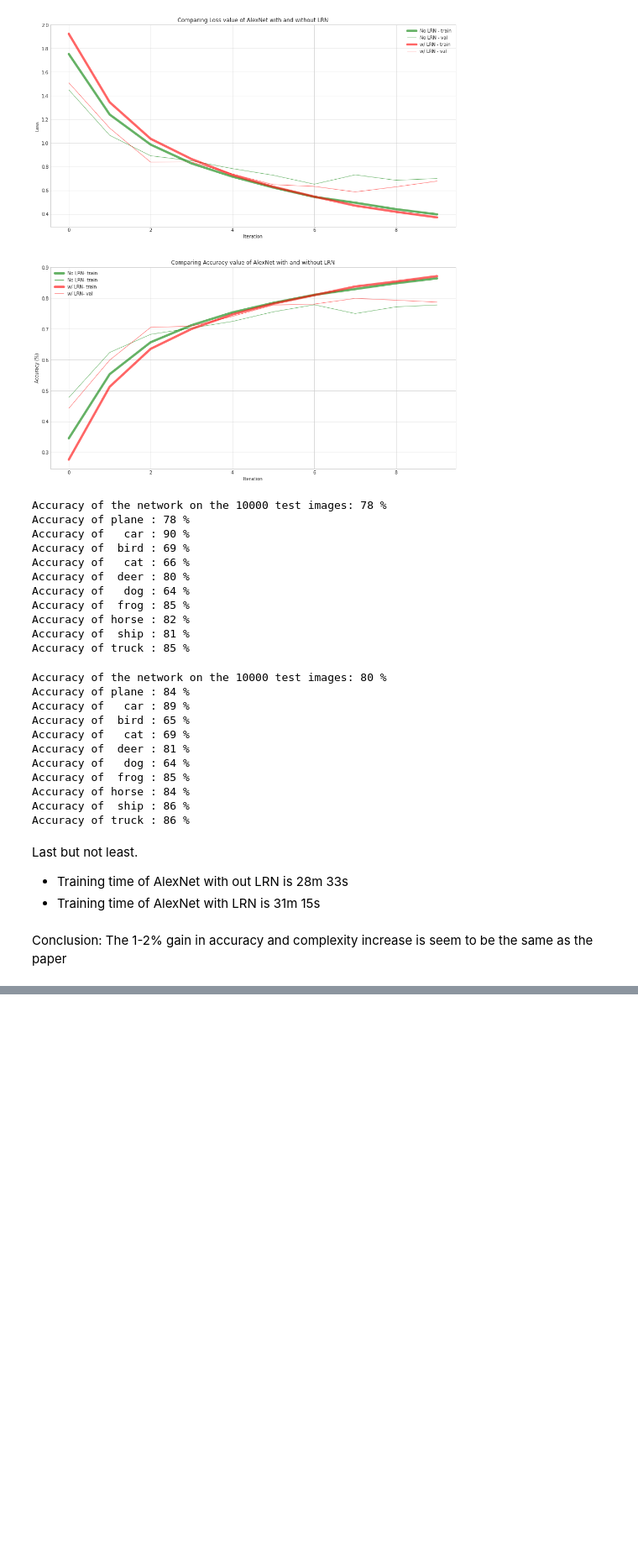
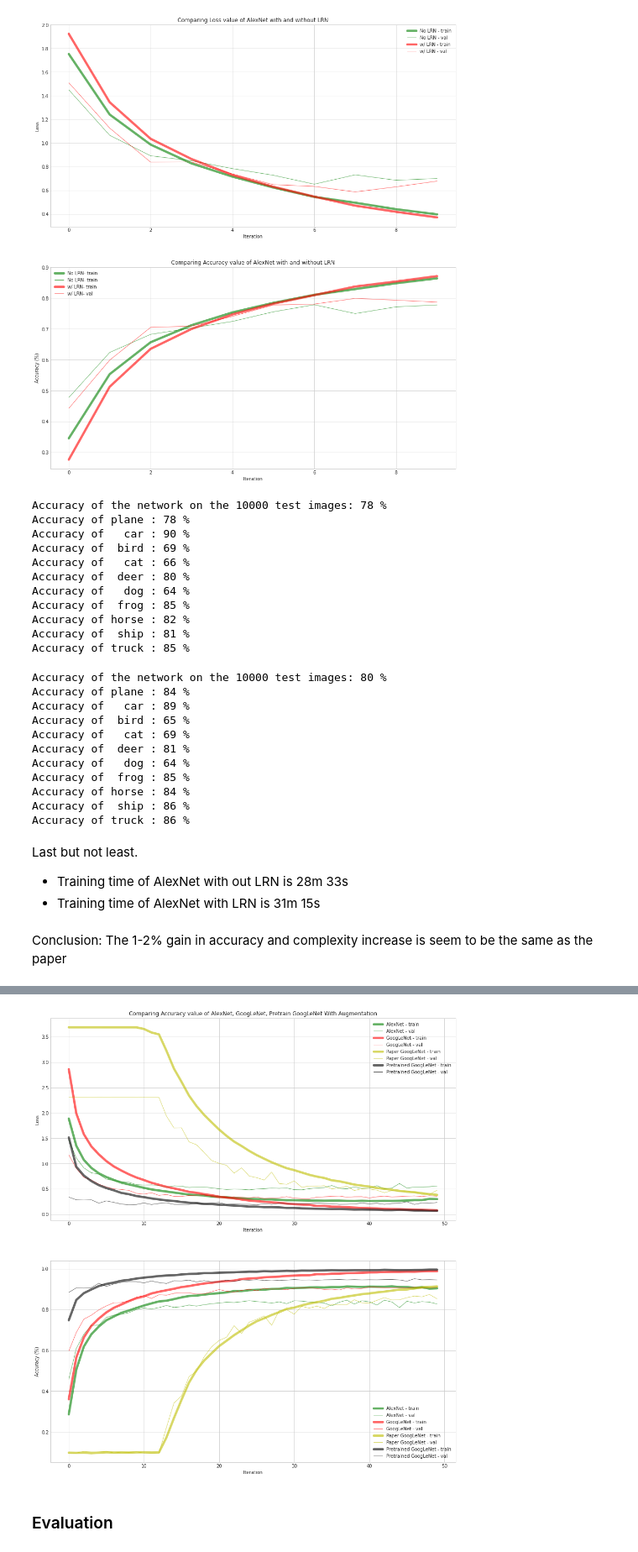
Before and after one commit to akraradets/2021JanRTML, a Jupyter notebook: lab2/lab2 - report.ipynb, the cells around one changed output, grey strips where cells are left out. Shown: that part at 84% size. Cells and saved outputs as stored; diff of their text form; code cells hidden in the pictures; blank space fills up the shorter version.

```diff
--- a/lab2/lab2 - report.ipynb
+++ b/lab2/lab2 - report.ipynb
@@ -297,0 +569,53 @@ Conclusion: The 1-2% gain in accuracy and complexity increase is seem to be the
+# %%
+fig, ax = plt.subplots(2, figsize=(16,18))
+
+alex_train_loss = [1.8873,1.3514,1.0735,0.9156,0.8076,0.7345,0.6771,0.6242,0.5893,0.5552,0.5218,0.4909,0.4692,0.4495,0.4294,0.4086,0.3879,0.3802,0.3718,0.3514,0.3435,0.3354,0.3224,0.3162,0.3062,0.3012,0.2942,0.2942,0.2854,0.2775,0.2781,0.2754,0.2719,0.2704,0.2686,0.2702,0.2703,0.2650,0.2636,0.2673,0.2634,0.2639,0.2660,0.2648,0.2669,0.2724,0.2801,0.2797,0.3043,0.2999]
+alex_train_acc = [0.2866,0.5059,0.6185,0.6788,0.7170,0.7475,0.7661,0.7841,0.7954,0.8079,0.8198,0.8303,0.8399,0.8434,0.8513,0.8598,0.8665,0.8687,0.8733,0.8774,0.8804,0.8844,0.8905,0.8906,0.8951,0.8969,0.8979,0.9009,0.9016,0.9061,0.9049,0.9066,0.9086,0.9090,0.9083,0.9102,0.9099,0.9132,0.9123,0.9112,0.9127,0.9123,0.9121,0.9138,0.9108,0.9103,0.9068,0.9094,0.9029,0.9044]
+google_train_loss = [2.8610,1.9892,1.5792,1.3394,1.1809,1.0486,0.9430,0.8626,0.7887,0.7258,0.6757,0.6226,0.5817,0.5424,0.5106,0.4789,0.4433,0.4241,0.3979,0.3762,0.3479,0.3295,0.3148,0.2920,0.2725,0.2599,0.2480,0.2356,0.2280,0.2117,0.1989,0.1932,0.1871,0.1648,0.1659,0.1519,0.1504,0.1403,0.1336,0.1267,0.1191,0.1160,0.1087,0.1028,0.1004,0.0957,0.0947,0.0913,0.0840,0.0788]
+google_train_acc = [0.3606,0.5652,0.6630,0.7201,0.7561,0.7862,0.8089,0.8249,0.8414,0.8556,0.8648,0.8789,0.8876,0.8948,0.9019,0.9102,0.9152,0.9218,0.9277,0.9314,0.9369,0.9394,0.9422,0.9493,0.9522,0.9541,0.9577,0.9599,0.9616,0.9650,0.9665,0.9679,0.9682,0.9735,0.9734,0.9758,0.9761,0.9784,0.9788,0.9806,0.9820,0.9823,0.9838,0.9852,0.9852,0.9859,0.9857,0.9871,0.9879,0.9881]
+pregoogle_train_loss = [1.5156,0.9370,0.7646,0.6552,0.5736,0.5168,0.4729,0.4222,0.3962,0.3605,0.3386,0.3134,0.2934,0.2737,0.2629,0.2438,0.2295,0.2211,0.2046,0.2022,0.1902,0.1816,0.1737,0.1639,0.1525,0.1518,0.1413,0.1415,0.1375,0.1262,0.1259,0.1173,0.1143,0.1109,0.1070,0.1026,0.1039,0.0998,0.0940,0.0951,0.0929,0.0894,0.0819,0.0816,0.0861,0.0830,0.0761,0.0756,0.0677,0.0687]
+pregoogle_train_acc = [0.7478,0.8472,0.8803,0.8985,0.9153,0.9253,0.9325,0.9413,0.9457,0.9521,0.9566,0.9601,0.9644,0.9670,0.9682,0.9720,0.9749,0.9755,0.9786,0.9786,0.9809,0.9818,0.9824,0.9843,0.9859,0.9857,0.9878,0.9868,0.9884,0.9901,0.9892,0.9910,0.9908,0.9912,0.9916,0.9929,0.9919,0.9921,0.9931,0.9931,0.9933,0.9935,0.9950,0.9943,0.9936,0.9938,0.9944,0.9946,0.9958,0.9958]
+papergoogle_train_loss = [3.6851,3.6851,3.6851,3.6852,3.6852,3.6849,3.6851,3.6850,3.6849,3.6845,3.6534,3.5843,3.5461,3.2228,2.8697,2.6118,2.3397,2.1336,1.9619,1.8145,1.6715,1.5456,1.4335,1.3458,1.2511,1.1679,1.0962,1.0259,0.9661,0.9090,0.8707,0.8247,0.7791,0.7438,0.7162,0.6707,0.6514,0.6198,0.5856,0.5654,0.5465,0.5192,0.5016,0.4846,0.4623,0.4456,0.4352,0.4103,0.3981,0.3842]
+papergoogle_train_acc = [0.0984,0.0976,0.0985,0.0960,0.0981,0.1002,0.0991,0.0993,0.0989,0.1001,0.1004,0.0993,0.0998,0.1734,0.2687,0.3574,0.4422,0.5030,0.5495,0.5857,0.6207,0.6473,0.6746,0.6981,0.7218,0.7426,0.7575,0.7735,0.7874,0.8032,0.8097,0.8204,0.8294,0.8361,0.8432,0.8528,0.8573,0.8639,0.8695,0.8753,0.8791,0.8841,0.8880,0.8930,0.8978,0.8987,0.9036,0.9088,0.9113,0.9135]
+
+
+alex_val_loss = [1.4693,1.1097,0.9153,0.8180,0.7911,0.6923,0.6662,0.6422,0.6309,0.5845,0.5766,0.5800,0.5671,0.5305,0.5614,0.5538,0.5285,0.5368,0.5384,0.5226,0.5027,0.4888,0.4959,0.4927,0.4818,0.4976,0.5058,0.5174,0.5115,0.5191,0.4857,0.4821,0.5052,0.5208,0.5279,0.5676,0.5134,0.5031,0.5389,0.5099,0.5143,0.5650,0.5030,0.5175,0.6075,0.5173,0.5372,0.5398,0.5442,0.5577]
+alex_val_acc = [0.4584,0.6094,0.6789,0.7224,0.7238,0.7615,0.7729,0.7765,0.7850,0.8000,0.8077,0.8022,0.8097,0.8202,0.8106,0.8145,0.8222,0.8171,0.8238,0.8285,0.8322,0.8361,0.8344,0.8385,0.8436,0.8395,0.8365,0.8316,0.8380,0.8289,0.8434,0.8416,0.8375,0.8345,0.8318,0.8183,0.8362,0.8463,0.8268,0.8432,0.8382,0.8220,0.8462,0.8373,0.8095,0.8412,0.8324,0.8394,0.8363,0.8276]
+google_val_loss = [1.1738,0.9053,0.7290,0.6763,0.5945,0.5397,0.5022,0.4887,0.4712,0.4134,0.3973,0.4255,0.3729,0.3917,0.3528,0.3509,0.3717,0.3773,0.3785,0.3536,0.3237,0.3381,0.3461,0.3323,0.3243,0.3417,0.3104,0.3203,0.3274,0.3484,0.3195,0.3096,0.3083,0.3366,0.3462,0.3543,0.3599,0.3390,0.3471,0.3485,0.3234,0.3466,0.3581,0.3437,0.3497,0.3574,0.3636,0.3492,0.3668,0.3549]
+google_val_acc = [0.5959,0.6876,0.7529,0.7723,0.7988,0.8180,0.8335,0.8345,0.8430,0.8601,0.8685,0.8544,0.8728,0.8703,0.8796,0.8827,0.8816,0.8764,0.8766,0.8872,0.8982,0.8898,0.8856,0.8943,0.8995,0.8921,0.9044,0.8999,0.9014,0.8977,0.9042,0.9071,0.9066,0.9032,0.8987,0.9000,0.8963,0.9065,0.9006,0.9034,0.9105,0.9089,0.9074,0.9071,0.9083,0.9066,0.9090,0.9075,0.9063,0.9094]
+pregoogle_val_loss = [0.3389,0.2866,0.2813,0.2865,0.2196,0.2654,0.2349,0.2020,0.1881,0.1937,0.2238,0.1928,0.2144,0.2273,0.1965,0.1954,0.1957,0.2190,0.2026,0.2205,0.2341,0.1940,0.2093,0.1982,0.1974,0.1881,0.2110,0.1963,0.2208,0.2108,0.2049,0.2105,0.2118,0.2209,0.2140,0.2104,0.1961,0.1981,0.2040,0.2223,0.2072,0.2180,0.1968,0.2137,0.2184,0.2463,0.1948,0.2241,0.2167,0.2348]
+pregoogle_val_acc = [0.8840,0.9063,0.9049,0.9075,0.9291,0.9135,0.9254,0.9334,0.9374,0.9371,0.9309,0.9399,0.9326,0.9278,0.9414,0.9407,0.9442,0.9356,0.9419,0.9359,0.9357,0.9440,0.9383,0.9457,0.9432,0.9467,0.9422,0.9450,0.9423,0.9443,0.9474,0.9448,0.9454,0.9436,0.9458,0.9465,0.9475,0.9455,0.9468,0.9455,0.9462,0.9458,0.9470,0.9475,0.9453,0.9392,0.9513,0.9459,0.9468,0.9455]
+papergoogle_val_loss = [2.3035,2.3030,2.3030,2.3025,2.3033,2.3028,2.3032,2.3035,2.3034,2.3030,2.3033,2.3035,2.3030,1.9362,1.7019,1.7051,1.4286,1.3713,1.2195,1.0619,1.0044,0.9667,0.8111,0.9166,0.7557,0.7223,0.6758,0.8319,0.6067,0.5908,0.6582,0.5330,0.5572,0.5515,0.5651,0.5038,0.5199,0.5552,0.4676,0.5037,0.4972,0.4750,0.4270,0.4679,0.4569,0.4596,0.4307,0.4316,0.3932,0.4740]
+papergoogle_val_acc = [0.0973,0.0968,0.1048,0.1024,0.1024,0.1048,0.0973,0.1010,0.0995,0.1022,0.0968,0.0968,0.0973,0.2228,0.3423,0.3764,0.4712,0.4975,0.5675,0.6175,0.6484,0.6645,0.7210,0.6825,0.7381,0.7520,0.7686,0.7230,0.7950,0.7992,0.7775,0.8163,0.8069,0.8171,0.8051,0.8257,0.8237,0.8237,0.8482,0.8334,0.8307,0.8453,0.8586,0.8469,0.8480,0.8584,0.8662,0.8627,0.8740,0.8528]
+
+ax[0].plot(alex_train_loss, label="AlexNet - train", c='g', lw=5, alpha=0.6)
+ax[0].plot(alex_val_loss, label="AlexNet - val", c='g', lw=1, alpha=0.6)
+ax[0].plot(google_train_loss, label="GoogLeNet - train", c='r', lw=5, alpha=0.6)
+ax[0].plot(google_val_loss, label="GoogLeNet - val", c='r', lw=1, alpha=0.6)
+ax[0].plot(papergoogle_train_loss, label="Paper GoogLeNet - train", c='y', lw=5, alpha=0.6)
+ax[0].plot(papergoogle_val_loss, label="Paper GoogLeNet - val", c='y', lw=1, alpha=0.6)
+ax[0].plot(pregoogle_train_loss, label="Pretrained GoogLeNet - train", c='k', lw=5, alpha=0.6)
+ax[0].plot(pregoogle_val_loss, label="Pretrained GoogLeNet - val", c='k', lw=1, alpha=0.6)
+ax[0].set_xlabel('Iteration')
+ax[0].set_ylabel('Loss')
+ax[0].set_title('Comparing Loss value of AlexNet, GoogLeNet, Pretrain GoogLeNet With Augmentation')
+ax[0].legend()
+
+ax[1].plot(alex_train_acc, label="AlexNet - train", c='g', lw=5, alpha=0.6)
+ax[1].plot(alex_val_acc, label="AlexNet - val", c='g', lw=1, alpha=0.6)
+ax[1].plot(google_train_acc, label="GoogLeNet - train", c='r', lw=5, alpha=0.6)
+ax[1].plot(google_val_acc, label="GoogLeNet - val", c='r', lw=1, alpha=0.6)
+ax[1].plot(papergoogle_train_acc, label="Paper GoogLeNet - train", c='y', lw=5, alpha=0.6)
+ax[1].plot(papergoogle_val_acc, label="Paper GoogLeNet - val", c='y', lw=1, alpha=0.6)
+ax[1].plot(pregoogle_train_acc, label="Pretrained GoogLeNet - train", c='k', lw=5, alpha=0.6)
+ax[1].plot(pregoogle_val_acc, label="Pretrained GoogLeNet - val", c='k', lw=1, alpha=0.6)
+ax[1].set_xlabel('Iteration')
+ax[1].set_ylabel('Accuracy (%)')
+ax[0].set_title('Comparing Accuracy value of AlexNet, GoogLeNet, Pretrain GoogLeNet With Augmentation')
+ax[1].legend()
+
+plt.show()
+# %% [output]
+[figure, added]
+# %% [markdown]
+### Evaluation
```
Also changed, not shown: parts of 13 cells of this notebook, 4 other files.
